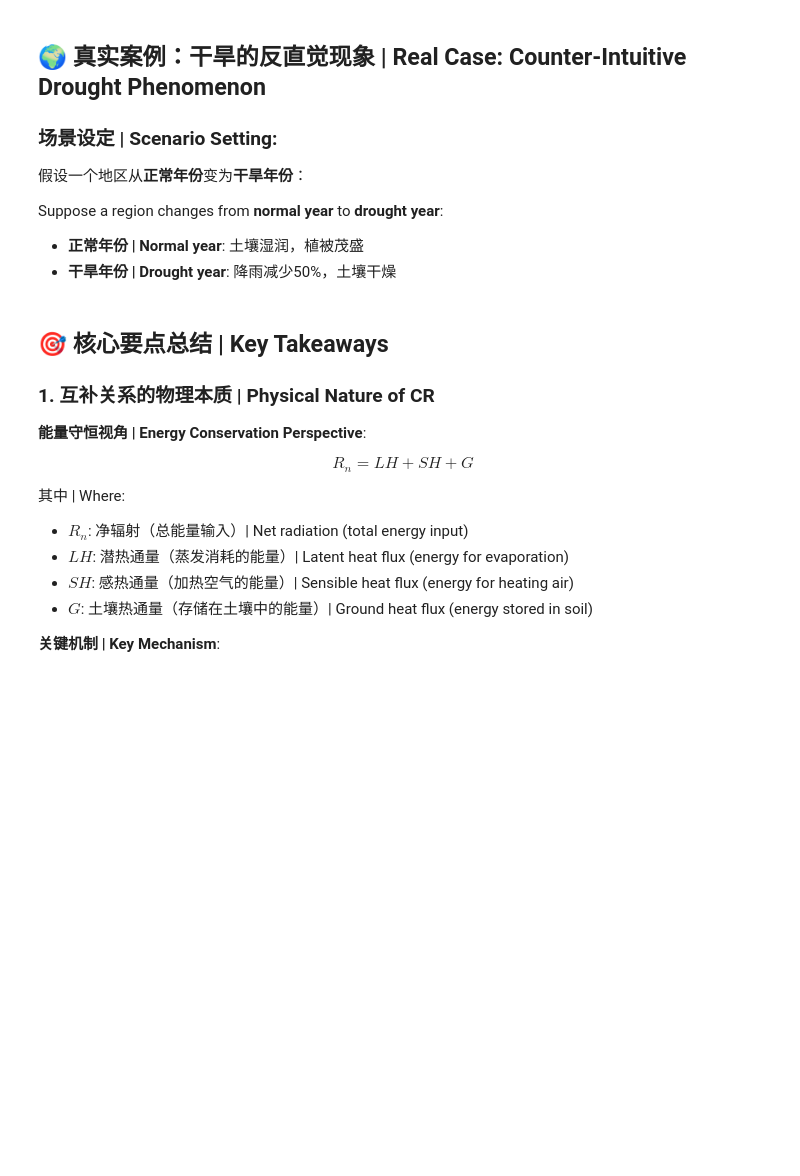
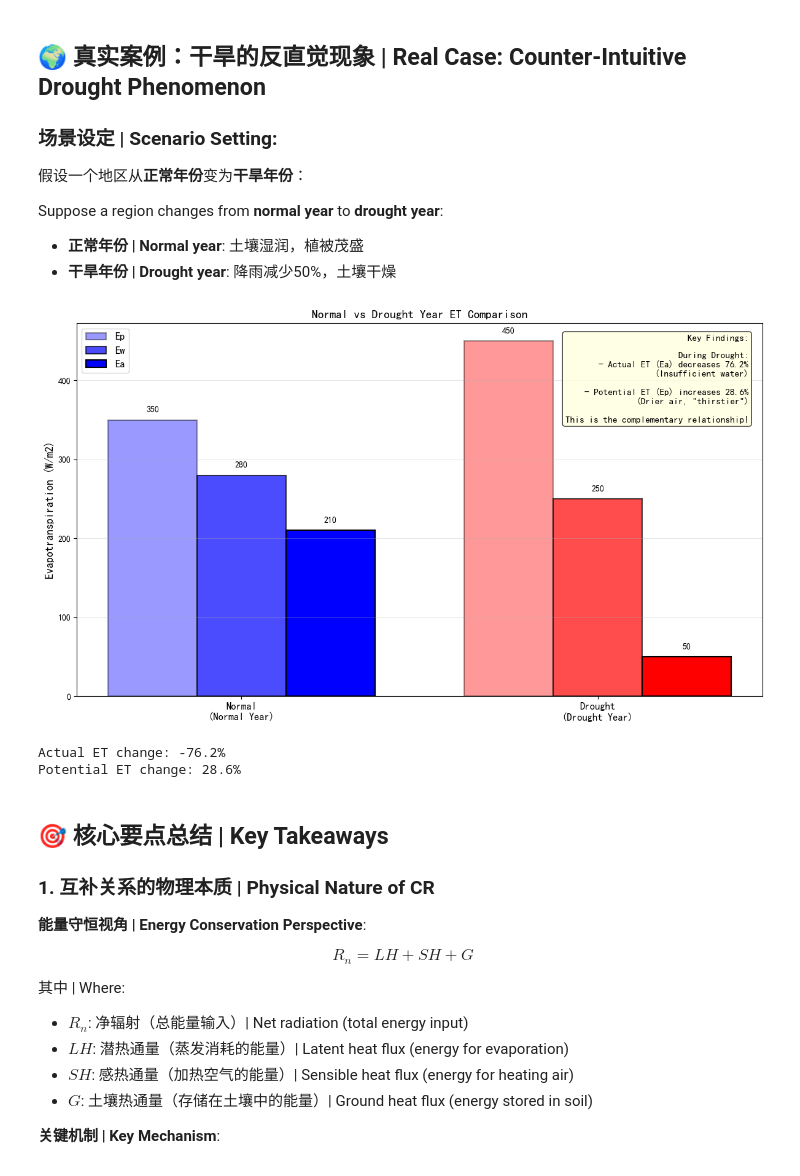
Before and after one commit to licm13/PET-CR, a Jupyter notebook: tutorials/02_Complementary_Relationship.ipynb, the cells around one changed output. Drawn from its saved outputs; the diff is of its cells as text; code cells hidden in the pictures; blank space fills up the shorter version.

```diff
--- a/tutorials/02_Complementary_Relationship.ipynb
+++ b/tutorials/02_Complementary_Relationship.ipynb
@@ -245,10 +268,18 @@ Suppose a region changes from **normal year** to **drought year**:
 - **正常年份 | Normal year**: 土壤湿润，植被茂盛
 - **干旱年份 | Drought year**: 降雨减少50%，土壤干燥
 # %%
+
+# Create figures directory
+from pathlib import Path
+Path('figures').mkdir(parents=True, exist_ok=True)
+
+# Set up Chinese font
+petcr.setup_chinese_font()
+
 # 定义两种场景 | Define two scenarios
 scenarios = {
-    '正常年份\nNormal': {'ep': 350, 'ew': 280, 'color': 'blue'},
-    '干旱年份\nDrought': {'ep': 450, 'ew': 250, 'color': 'red'}
+    'Normal\n(Normal Year)': {'ep': 350, 'ew': 280, 'color': 'blue'},
+    'Drought\n(Drought Year)': {'ep': 450, 'ew': 250, 'color': 'red'}
 }
 
 results = {}
@@ -279,53 +310,53 @@ for i, (name, data) in enumerate(results.items()):
     # 添加数值标签 | Add value labels
     ax.text(i - width, data['ep'] + 10, f"{data['ep']:.0f}", ha='center', fontweight='bold')
     ax.text(i, data['ew'] + 10, f"{data['ew']:.0f}", ha='center', fontweight='bold')
     ax.text(i + width, data['ea'] + 10, f"{data['ea']:.0f}", ha='center', fontweight='bold')
 
-ax.set_ylabel('蒸散发 (W/m²) | Evapotranspiration (W/m²)', fontweight='bold', fontsize=13)
-ax.set_title('正常年份 vs 干旱年份的蒸散发对比\nNormal vs Drought Year ET Comparison',
-             fontweight='bold', fontsize=14)
+ax.set_ylabel('Evapotranspiration (W/m2)', fontweight='bold', fontsize=13)
+ax.set_title('Normal vs Drought Year ET Comparison', fontweight='bold', fontsize=14)
 ax.set_xticks(x_pos)
 ax.set_xticklabels(list(scenarios.keys()), fontsize=12, fontweight='bold')
 ax.legend(fontsize=12, loc='upper left')
 ax.grid(axis='y', alpha=0.3)
 
 # 添加关键发现 | Add key findings
-ea_normal = results['正常年份\nNormal']['ea']
-ea_drought = results['干旱年份\nDrought']['ea']
-ep_normal = results['正常年份\nNormal']['ep']
-ep_drought = results['干旱年份\nDrought']['ep']
+ea_normal = results['Normal\n(Normal Year)']['ea']
+ea_drought = results['Drought\n(Drought Year)']['ea']
+ep_normal = results['Normal\n(Normal Year)']['ep']
+ep_drought = results['Drought\n(Drought Year)']['ep']
 
 change_ea = ((ea_drought - ea_normal) / ea_normal) * 100
 change_ep = ((ep_drought - ep_normal) / ep_normal) * 100
 
-finding_text = f"""
-🔍 关键发现 | Key Findings:
+finding_text = f"""Key Findings:
 
-干旱时 | During drought:
-• 实际蒸发 Ea 下降 {abs(change_ea):.1f}% ⬇️
-  (水分不足，蒸发受限)
+During Drought:
+- Actual ET (Ea) decreases {abs(change_ea):.1f}%
+  (Insufficient water)
 
-• 潜在蒸发 Ep 上升 {change_ep:.1f}% ⬆️
-  (空气更干燥，"更渴")
+- Potential ET (Ep) increases {change_ep:.1f}%
+  (Drier air, "thirstier")
 
-这就是互补关系！
-This is the complementary relationship!
-"""
+This is the complementary relationship!"""
 
 ax.text(0.98, 0.97, finding_text,
         transform=ax.transAxes,
         fontsize=11,
         verticalalignment='top',
         horizontalalignment='right',
         bbox=dict(boxstyle='round', facecolor='lightyellow', alpha=0.8),
-        family='monospace')
+        family='sans-serif')
 
 plt.tight_layout()
 plt.savefig('figures/drought_case_study.png', dpi=150, bbox_inches='tight')
 plt.show()
 
-print(f"\n实际蒸发变化 | Actual ET change: {change_ea:.1f}%")
-print(f"潜在蒸发变化 | Potential ET change: {change_ep:.1f}%")
+print(f"\nActual ET change: {change_ea:.1f}%")
+print(f"Potential ET change: {change_ep:.1f}%")
+# %% [output]
+[figure, added]
+Actual ET change: -76.2%
+Potential ET change: 28.6%
 # %% [markdown]
 ## 🎯 核心要点总结 | Key Takeaways
 
```
Also changed, not shown: parts of 3 cells of this notebook, 11 other files.
